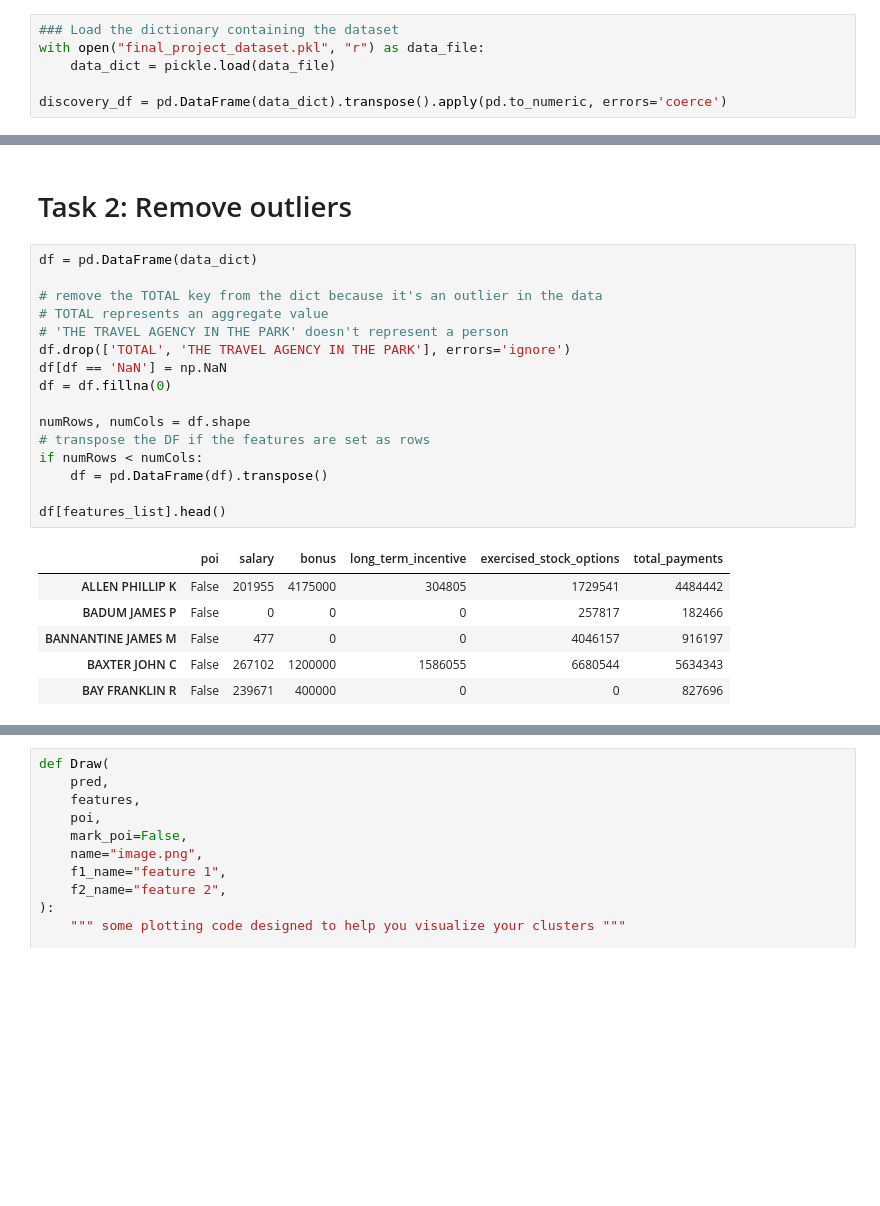
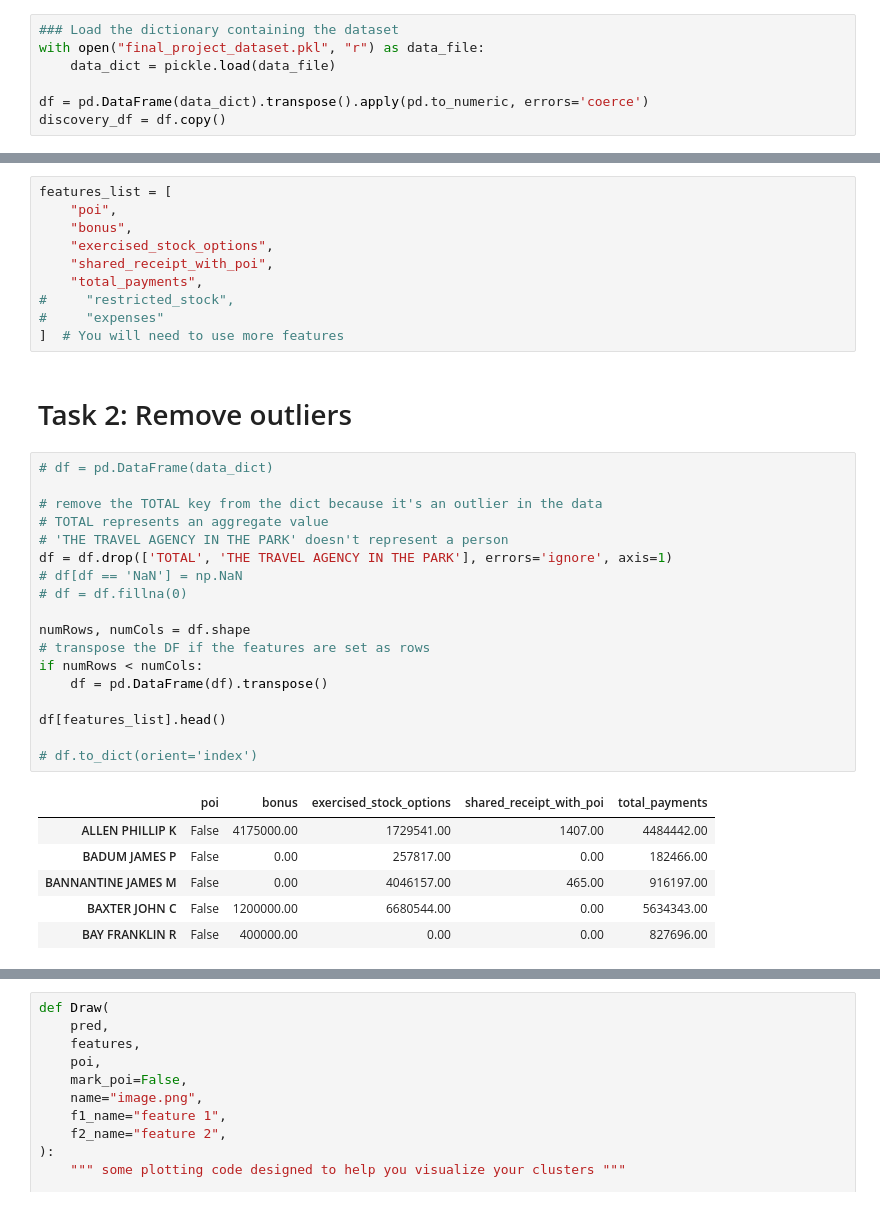
Before and after one commit to chrispaynes/enronML, a Jupyter notebook: enron_email_fraud/enron_email.ipynb, the cells around one changed output, grey strips where cells are left out. Saved outputs shown, nothing was run; the diff lists cells and outputs as text; blank space fills up the shorter version.

```diff
--- a/enron_email_fraud/enron_email.ipynb
+++ b/enron_email_fraud/enron_email.ipynb
@@ -36,7 +39,8 @@ plt.rcParams['figure.dpi'] = 150
 with open("final_project_dataset.pkl", "r") as data_file:
     data_dict = pickle.load(data_file)
 
-discovery_df = pd.DataFrame(data_dict).transpose().apply(pd.to_numeric, errors='coerce')
+df = pd.DataFrame(data_dict).transpose().apply(pd.to_numeric, errors='coerce')
+discovery_df = df.copy()
 # %%
 discovery_df.shape
 # %% [output]
@@ -380,28 +496,40 @@ discovery_df[cols_with_values].var
+# %%
+features_list = [
+    "poi",
+    "bonus",
+    "exercised_stock_options",
+    "shared_receipt_with_poi",
+    "total_payments",
+#     "restricted_stock",
+#     "expenses"
+]  # You will need to use more features
 # %% [markdown]
 # Task 2: Remove outliers
 # %%
-df = pd.DataFrame(data_dict)
+# df = pd.DataFrame(data_dict)
 
 # remove the TOTAL key from the dict because it's an outlier in the data
 # TOTAL represents an aggregate value
 # 'THE TRAVEL AGENCY IN THE PARK' doesn't represent a person
-df.drop(['TOTAL', 'THE TRAVEL AGENCY IN THE PARK'], errors='ignore')
-df[df == 'NaN'] = np.NaN
-df = df.fillna(0)
+df = df.drop(['TOTAL', 'THE TRAVEL AGENCY IN THE PARK'], errors='ignore', axis=1)
+# df[df == 'NaN'] = np.NaN
+# df = df.fillna(0)
 
 numRows, numCols = df.shape
 # transpose the DF if the features are set as rows
 if numRows < numCols:
     df = pd.DataFrame(df).transpose()
 
 df[features_list].head()
+
+# df.to_dict(orient='index')
 # %% [output]
-|  | poi | salary | bonus | long_term_incentive | exercised_stock_options | total_payments |
-| ALLEN PHILLIP K | False | 201955 | 4175000 | 304805 | 1729541 | 4484442 |
-| BADUM JAMES P | False | 0 | 0 | 0 | 257817 | 182466 |
-| BANNANTINE JAMES M | False | 477 | 0 | 0 | 4046157 | 916197 |
-| BAXTER JOHN C | False | 267102 | 1200000 | 1586055 | 6680544 | 5634343 |
-| BAY FRANKLIN R | False | 239671 | 400000 | 0 | 0 | 827696 |
+|  | poi | bonus | exercised_stock_options | shared_receipt_with_poi | total_payments |
+| ALLEN PHILLIP K | False | 4175000.00 | 1729541.00 | 1407.00 | 4484442.00 |
+| BADUM JAMES P | False | 0.00 | 257817.00 | 0.00 | 182466.00 |
+| BANNANTINE JAMES M | False | 0.00 | 4046157.00 | 465.00 | 916197.00 |
+| BAXTER JOHN C | False | 1200000.00 | 6680544.00 | 0.00 | 5634343.00 |
+| BAY FRANKLIN R | False | 400000.00 | 0.00 | 0.00 | 827696.00 |
 # %%
 # TODO: What percentage of POI's in dataset are missing info for this feature?
 def summarizeFeature(feature):
```
Also changed, not shown: parts of 67 cells of this notebook.
